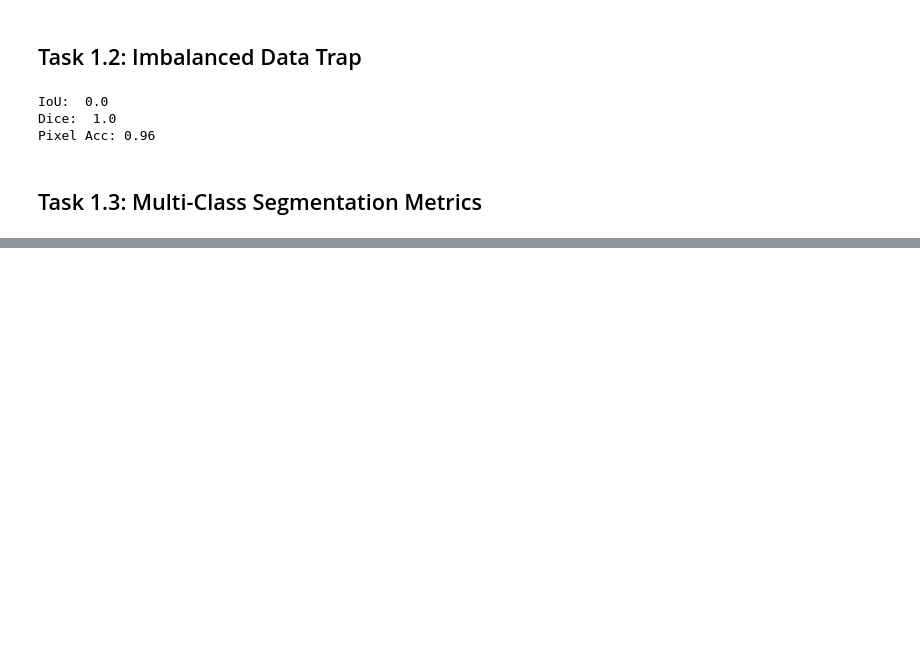
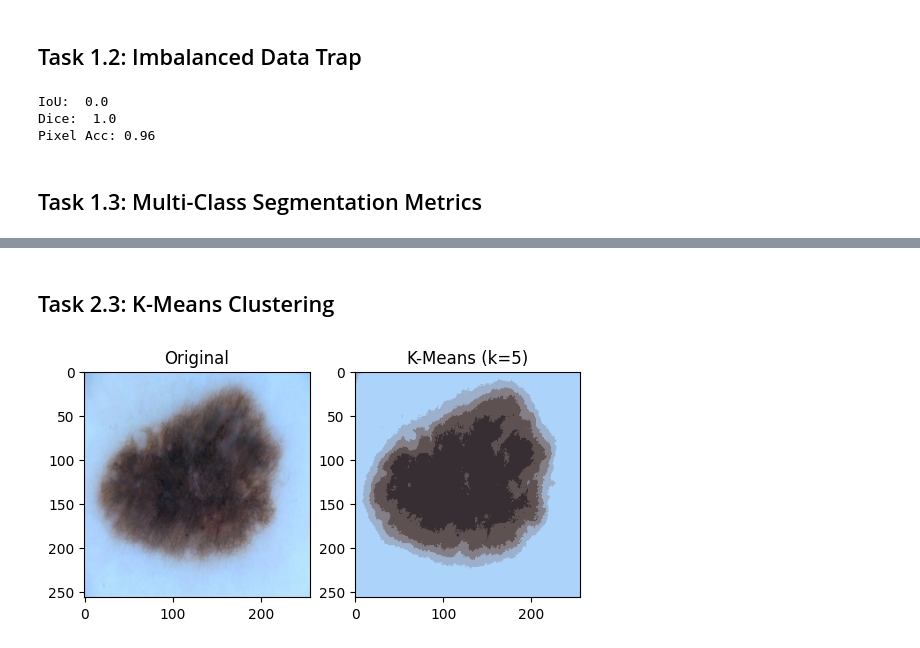
Before and after one commit to bmulaw/ComputerVision, a Jupyter notebook: ComputerVision_lab2_SAM_ObjectDetection.ipynb, the cells around one changed output, grey strips where cells are left out. Saved outputs shown, nothing was run; the diff lists cells and outputs as text; code cells hidden in the pictures; blank space fills up the shorter version.

```diff
--- a/ComputerVision_lab2_SAM_ObjectDetection.ipynb
+++ b/ComputerVision_lab2_SAM_ObjectDetection.ipynb
@@ -176,0 +237,31 @@ TypeError: logical_and(): argument 'input' (position 1) must be Tensor, not nump
+# %% [markdown]
+## Task 2.3: K-Means Clustering
+# %%
+from sklearn.cluster import KMeans
+
+small = cv2.resize(image, (256, 256))
+pixel = small.reshape(-1,3).astype(np.float32)
+
+# TODO: apply K-Means with k=5
+k = 5
+# found code here: https://scikit-learn.org/stable/modules/generated/sklearn.cluster.KMeans.html
+kmeans = KMeans(n_clusters=k, random_state=0, n_init="auto").fit(pixel)
+
+# found code here: https://thepythoncode.com/article/kmeans-for-image-segmentation-opencv-python
+criteria = (cv2.TERM_CRITERIA_EPS + cv2.TERM_CRITERIA_MAX_ITER, 100, 0.2)
+# _, labels, (centers) = cv2.kmeans(pixel_values, k, None, criteria, 10, cv2.KMEANS_RANDOM_CENTERS)
+
+# TODO: replace each pixel with its cluster centroid
+_, labels, (segmented_image) = cv2.kmeans(pixel, k, None, criteria, 10, cv2.KMEANS_RANDOM_CENTERS)
+segmented_image = segmented_image[labels.flatten()]
+segmented_image = segmented_image.reshape(small.shape).astype(np.uint8)
+
+plt.subplot(1,2,1)
+plt.title("Original")
+plt.imshow(cv2.cvtColor(small, cv2.COLOR_BGR2RGB))
+plt.subplot(1,2,2)
+plt.title("K-Means (k=5)")
+plt.imshow(cv2.cvtColor(segmented_image, cv2.COLOR_BGR2RGB))
+plt.show()
+# %% [output]
+[figure, added]
```
Also changed, not shown: parts of 28 cells of this notebook.
